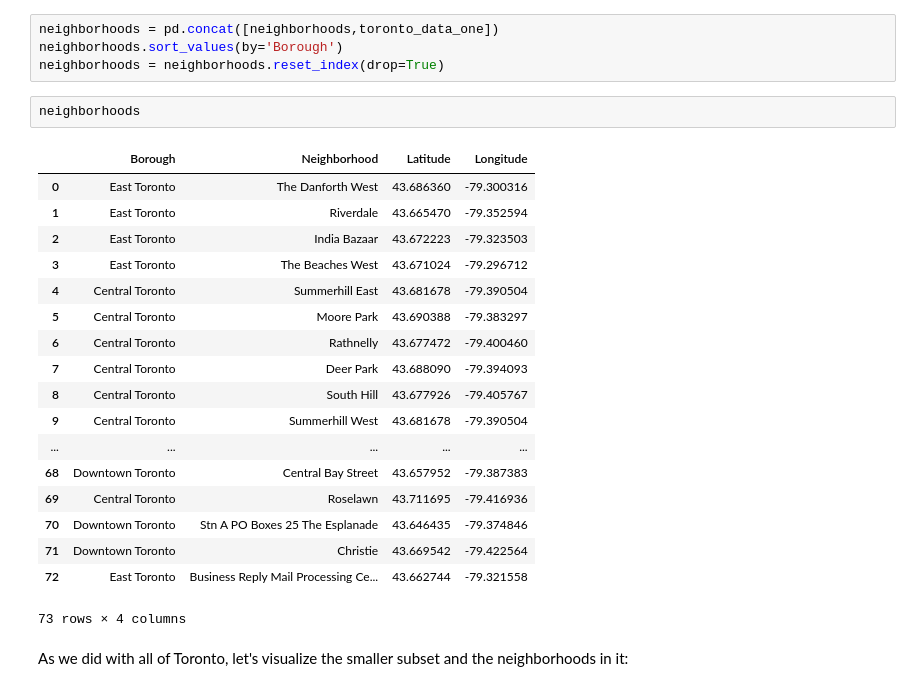
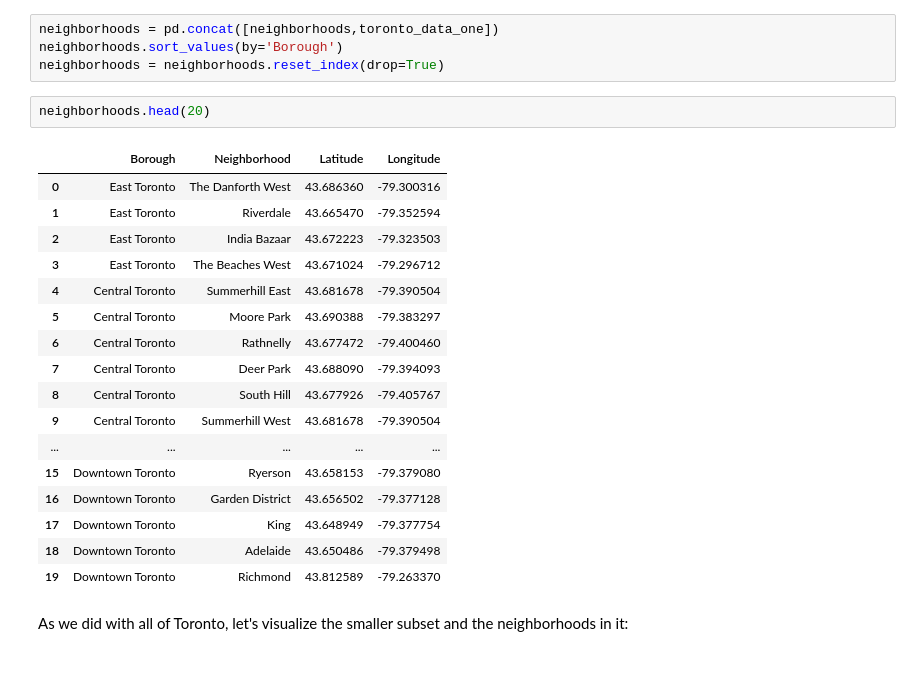
Before and after one commit to atunanggara/Coursera_Capstone, a Jupyter notebook: Week3-Toronto.ipynb, the cells around one changed output. Drawn from its saved outputs; the diff is of its cells as text.

```diff
--- a/Week3-Toronto.ipynb
+++ b/Week3-Toronto.ipynb
@@ -754,26 +737,25 @@ neighborhoods = pd.concat([neighborhoods,toronto_data_one])
 neighborhoods.sort_values(by='Borough')
 neighborhoods = neighborhoods.reset_index(drop=True)
 # %%
-neighborhoods
+neighborhoods.head(20)
 # %% [output]
 |  | Borough | Neighborhood | Latitude | Longitude |
 | 0 | East Toronto | The Danforth West | 43.686360 | -79.300316 |
 | 1 | East Toronto | Riverdale | 43.665470 | -79.352594 |
 | 2 | East Toronto | India Bazaar | 43.672223 | -79.323503 |
 | 3 | East Toronto | The Beaches West | 43.671024 | -79.296712 |
 | 4 | Central Toronto | Summerhill East | 43.681678 | -79.390504 |
 | 5 | Central Toronto | Moore Park | 43.690388 | -79.383297 |
 | 6 | Central Toronto | Rathnelly | 43.677472 | -79.400460 |
 | 7 | Central Toronto | Deer Park | 43.688090 | -79.394093 |
 | 8 | Central Toronto | South Hill | 43.677926 | -79.405767 |
 | 9 | Central Toronto | Summerhill West | 43.681678 | -79.390504 |
 | ... | ... | ... | ... | ... |
-| 68 | Downtown Toronto | Central Bay Street | 43.657952 | -79.387383 |
-| 69 | Central Toronto | Roselawn | 43.711695 | -79.416936 |
-| 70 | Downtown Toronto | Stn A PO Boxes 25 The Esplanade | 43.646435 | -79.374846 |
-| 71 | Downtown Toronto | Christie | 43.669542 | -79.422564 |
-| 72 | East Toronto | Business Reply Mail Processing Ce... | 43.662744 | -79.321558 |
+| 15 | Downtown Toronto | Ryerson | 43.658153 | -79.379080 |
+| 16 | Downtown Toronto | Garden District | 43.656502 | -79.377128 |
+| 17 | Downtown Toronto | King | 43.648949 | -79.377754 |
+| 18 | Downtown Toronto | Adelaide | 43.650486 | -79.379498 |
+| 19 | Downtown Toronto | Richmond | 43.812589 | -79.263370 |
-73 rows × 4 columns
 # %% [markdown]
 As we did with all of Toronto, let's visualize the smaller subset and the neighborhoods in it:
 # %%
```
Also changed, not shown: parts of 2 cells of this notebook.
